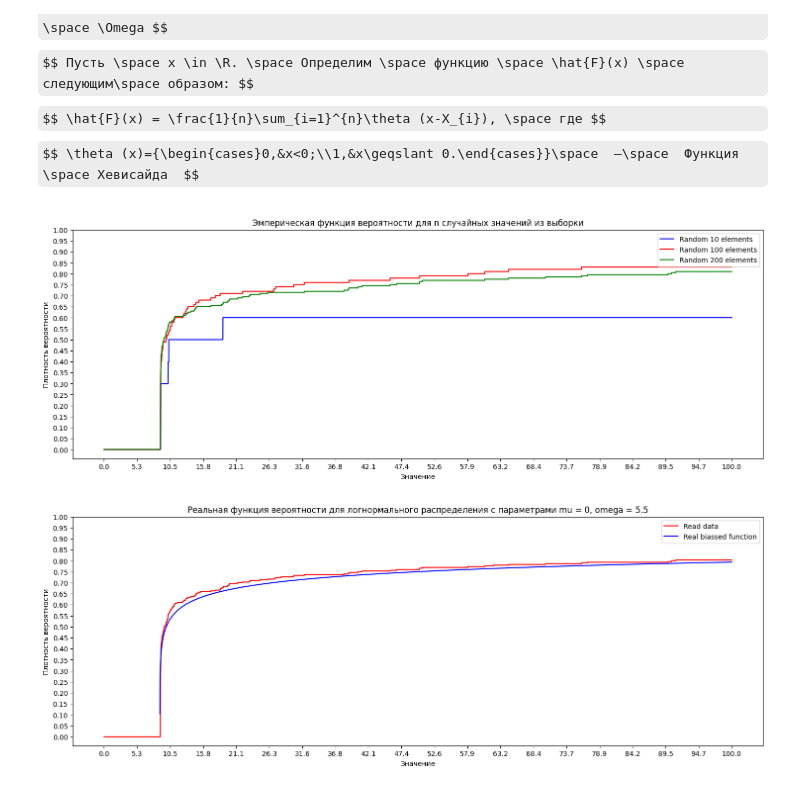
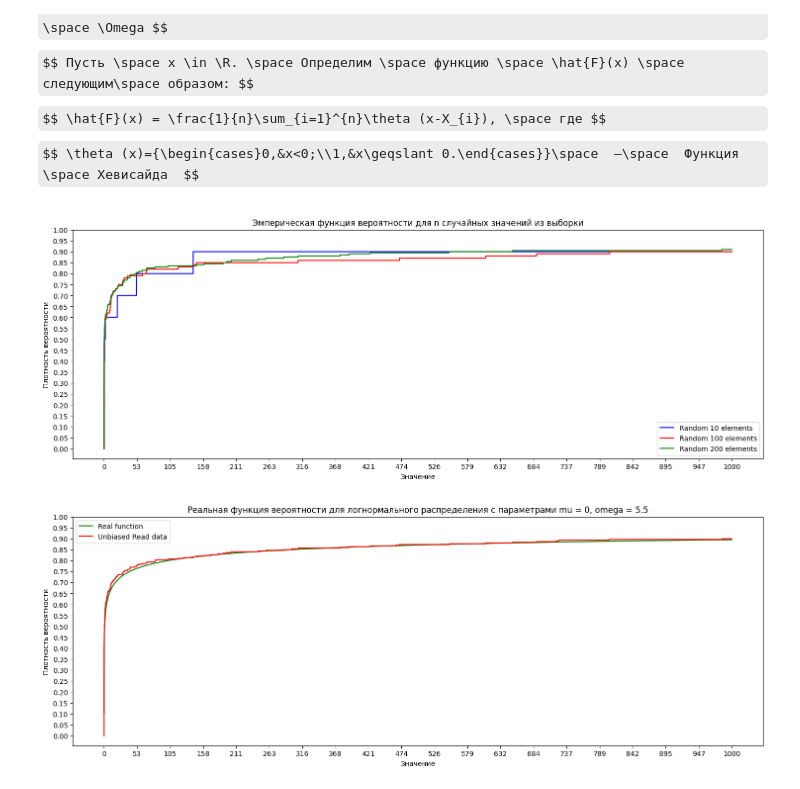
Before and after one commit to Numillyash/matstat-coursework, a Jupyter notebook: lognorm.ipynb, the cells around one changed output. Saved outputs shown, nothing was run; the diff lists cells and outputs as text; code cells hidden in the pictures; some formulas as TeX source.

```diff
--- a/lognorm.ipynb
+++ b/lognorm.ipynb
@@ -203,6 +203,10 @@ class Statistics:
 
 classedOldData = Statistics(data, 'Read data')
 classedOldData.printAllParams(printStats= True)
+
+data_unbias = [data[i] - min(data) + 0.01 for i in range(len(data))]
+classedUnbiasedData = Statistics(data_unbias, 'Unbiased Read data')
+classedUnbiasedData.printAllParams(printStats= True)
 # %% [output]
 ====================================================================================================
 Statistics for data: Read data
@@ -244,41 +254,41 @@ def getRandomArr(dataSet: Statistics, len):
     result= rnd.sample(dataSet.dataArr, len)
     return result
 
-dataRand_10 = getRandomArr(classedOldData, 10)
+dataRand_10 = getRandomArr(classedUnbiasedData, 10)
 classedRandData_10 = Statistics(dataRand_10, 'Random 10 elements')
-dataRand_100 = getRandomArr(classedOldData, 100)
+dataRand_100 = getRandomArr(classedUnbiasedData, 100)
 classedRandData_100 = Statistics(dataRand_100, 'Random 100 elements')
-dataRand_200 = getRandomArr(classedOldData, 200)
+dataRand_200 = getRandomArr(classedUnbiasedData, 200)
 classedRandData_200 = Statistics(dataRand_200, 'Random 200 elements')
 
-right_border = 100 # поставить 20к или 200к для дальнего вида
+right_border = 1000 # поставить 20к или 200к для дальнего вида
 left_border = 0
 X = np.linspace(0.001 + left_border,right_border, num=10000)
 # step = 100
 # X = [a/step for a in range(0, 100*step)]
 Y_10 = [f_hat(a, classedRandData_10) for a in X]
 Y_100 = [f_hat(a, classedRandData_100) for a in X]
 Y_200 = [f_hat(a, classedRandData_200) for a in X]
 
 fig, ax = plt.subplots(figsize=(18, 6))
 ax.plot(X, Y_10, color='blue', label=f'{classedRandData_10.dataName}')
 ax.plot(X, Y_100, color='red', label=f'{classedRandData_100.dataName}')
 ax.plot(X, Y_200, color='green', label=f'{classedRandData_200.dataName}')
 
 xt = np.linspace(left_border, right_border, num=20)
 yt = [a/100 for a in range(0, 101, 5)]
 ax.set_xticks(xt)
 ax.set_yticks(yt)
 # Настройка внешнего вида графика
 ax.set_xlabel('Значение')
 ax.set_ylabel('Плотность вероятности')
 ax.set_title('Эмперическая функция вероятности для n случайных значений из выборки')
 ax.legend()
 
 # Вывод графика на экран
 plt.show()
 # %% [output]
-[figure, old version]
+[figure, new version]
 # %%
 # теоретическая функция вероятности
 import scipy as scp
@@ -291,16 +301,16 @@ mu = 0
 sco = 5.5
 Y_real = [F_real(x, mu, sco) for x in X]
 
-bias = 8.9
-X_biased = np.linspace(0.001+bias+left_border,right_border, num=10000)
-Y_real_biased = [F_real(x, mu, sco, bias) for x in X_biased]
+# bias = 8.9
+# X_biased = np.linspace(0.001+bias+left_border,right_border, num=10000)
+# Y_real_biased = [F_real(x, mu, sco, bias) for x in X_biased]
 
-Y_read = [f_hat(a, classedOldData) for a in X]
+Y_read = [f_hat(a, classedUnbiasedData) for a in X]
 
 fig, ax = plt.subplots(figsize=(18, 6))
-# ax.plot(X, Y_real, color='green', label=f'Real function')
-ax.plot(X, Y_read, color='red', label=f'{classedOldData.dataName}')
-ax.plot(X_biased, Y_real_biased, color='blue', label=f'Real biassed function')
+ax.plot(X, Y_real, color='green', label=f'Real function')
+ax.plot(X, Y_read, color='red', label=f'{classedUnbiasedData.dataName}')
+# ax.plot(X_biased, Y_real_biased, color='blue', label=f'Real biassed function')
 # Настройка внешнего вида графика
 ax.set_xlabel('Значение')
 ax.set_ylabel('Плотность вероятности')
@@ -312,7 +322,7 @@ ax.legend()
 # Вывод графика на экран
 plt.show()
 # %% [output]
-[figure, old version]
+[figure, new version]
 # %%
 
 # somedata = [rnd.randint(0, 100) for i in range (100)]
```
Also changed, not shown: parts of 8 cells of this notebook.
